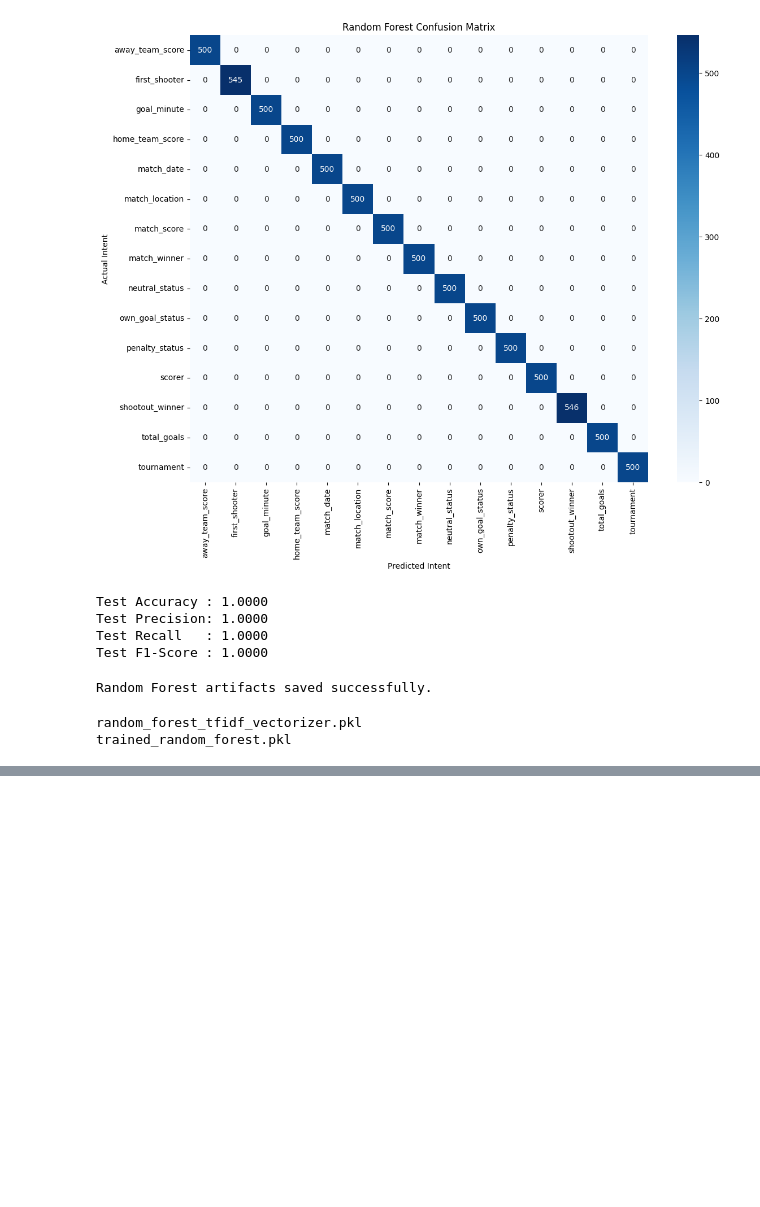
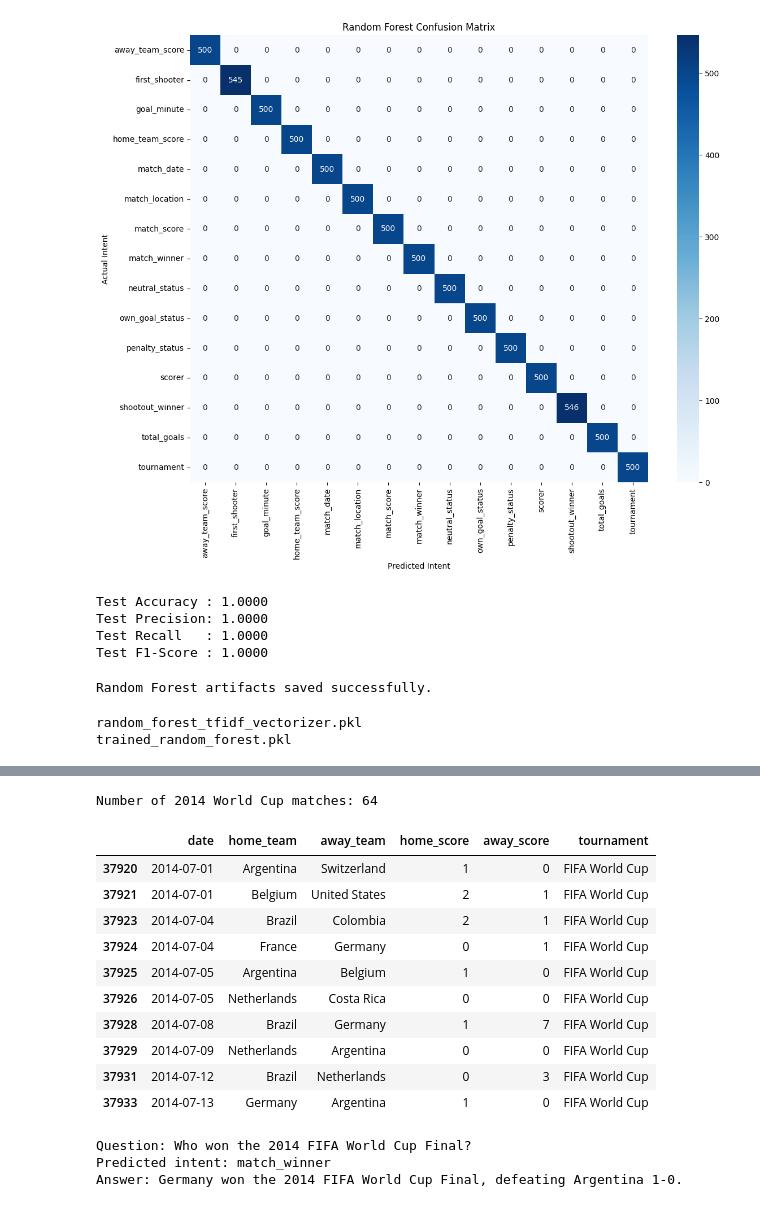
Before and after one commit to eshan14git/football-qa-nlp, a Jupyter notebook: notebooks/05_random_forest.ipynb, the cells around one changed output, grey strips where cells are left out. Saved outputs shown, nothing was run; the diff lists cells and outputs as text; code cells hidden in the pictures; blank space fills up the shorter version.

Commit message:
Tested Random Forest inference and identified ambiguous match retrieval

```diff
--- a/notebooks/05_random_forest.ipynb
+++ b/notebooks/05_random_forest.ipynb
@@ -354,0 +522,26 @@ trained_random_forest.pkl
+# %%
+world_cup_2014 = results_df[
+    (results_df["date"].str.startswith("2014")) &
+    (results_df["tournament"].str.contains("FIFA World Cup", case=False, na=False))
+]
+
+print("Number of 2014 World Cup matches:", len(world_cup_2014))
+
+display(
+    world_cup_2014[
+        ["date", "home_team", "away_team", "home_score", "away_score", "tournament"]
+    ].tail(10)
+)
+# %% [output]
+Number of 2014 World Cup matches: 64
+|  | date | home_team | away_team | home_score | away_score | tournament |
+| 37920 | 2014-07-01 | Argentina | Switzerland | 1 | 0 | FIFA World Cup |
+| 37921 | 2014-07-01 | Belgium | United States | 2 | 1 | FIFA World Cup |
+| 37923 | 2014-07-04 | Brazil | Colombia | 2 | 1 | FIFA World Cup |
+| 37924 | 2014-07-04 | France | Germany | 0 | 1 | FIFA World Cup |
+| 37925 | 2014-07-05 | Argentina | Belgium | 1 | 0 | FIFA World Cup |
+| 37926 | 2014-07-05 | Netherlands | Costa Rica | 0 | 0 | FIFA World Cup |
+| 37928 | 2014-07-08 | Brazil | Germany | 1 | 7 | FIFA World Cup |
+| 37929 | 2014-07-09 | Netherlands | Argentina | 0 | 0 | FIFA World Cup |
+| 37931 | 2014-07-12 | Brazil | Netherlands | 0 | 3 | FIFA World Cup |
+| 37933 | 2014-07-13 | Germany | Argentina | 1 | 0 | FIFA World Cup |
@@ -354,0 +595,17 @@ trained_random_forest.pkl
+# %%
+question = "Who won the 2014 FIFA World Cup Final?"
+
+predicted_intent = predict_intent(question)
+
+print("Question:", question)
+print("Predicted intent:", predicted_intent)
+
+if predicted_intent == "match_winner":
+    answer = answer_match_winner(question)
+    print("Answer:", answer)
+else:
+    print("Answer retrieval for this intent is not implemented yet.")
+# %% [output]
+Question: Who won the 2014 FIFA World Cup Final?
+Predicted intent: match_winner
+Answer: Germany won the 2014 FIFA World Cup Final, defeating Argentina 1-0.
```
Also changed, not shown: parts of 16 cells of this notebook.
